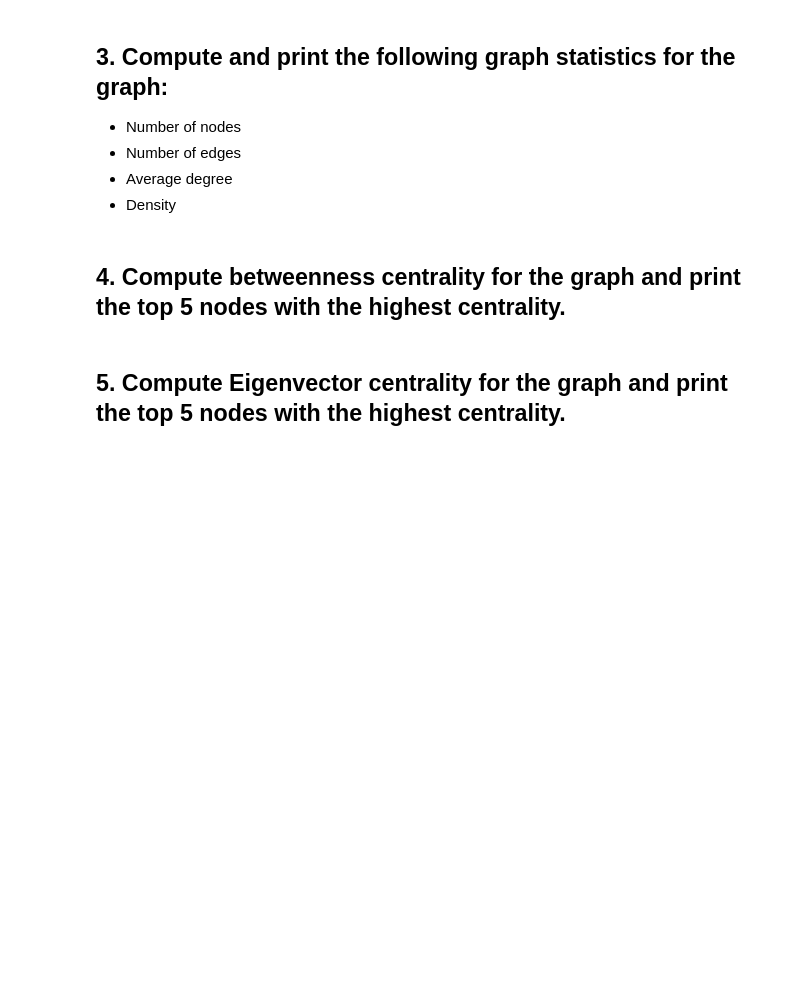
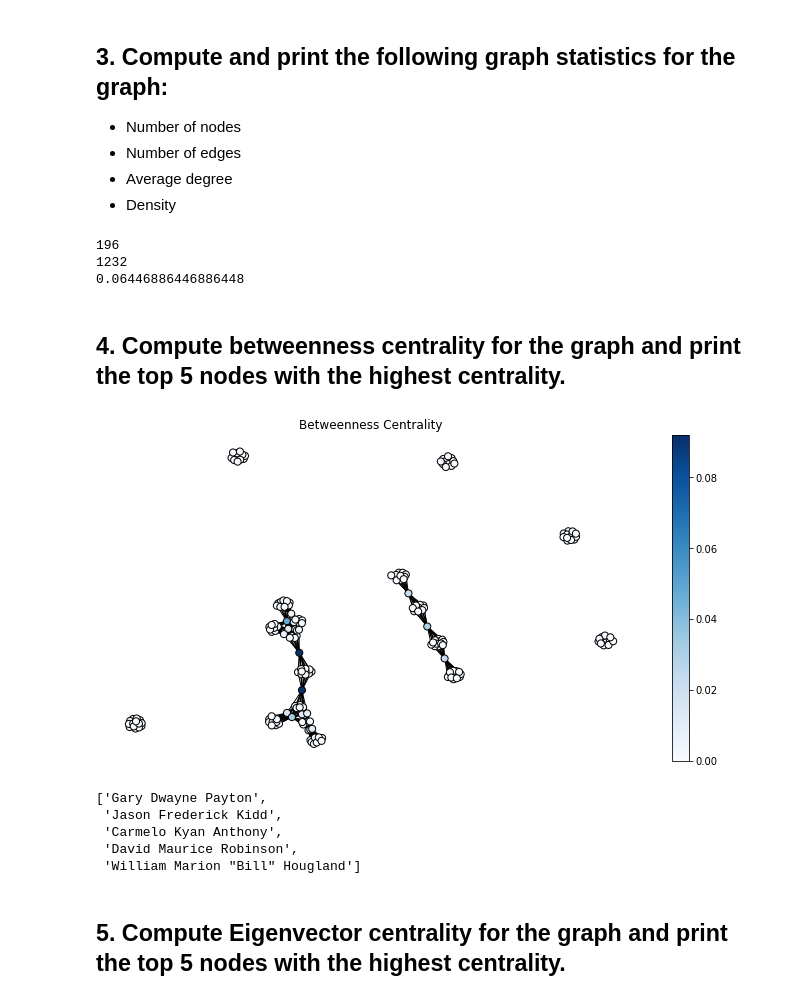
Before and after one commit to ta-datapt-bcn/lab-network-analysis, a Jupyter notebook: your-code/main.ipynb, the cells around one changed output. Saved outputs shown, nothing was run; the diff lists cells and outputs as text; code cells hidden in the pictures; blank space fills up the shorter version.

```diff
--- a/your-code/main.ipynb
+++ b/your-code/main.ipynb
@@ -28,7 +82,51 @@ Sort descending by the number of pairwise interactions. Which pair of players ha
 - Number of edges
 - Average degree
 - Density
+# %%
+print(len(G.nodes()))
+print(len(G.edges()))
+#print(G.degree())
+print(nx.density(G))
+# %% [output]
+196
+1232
+0.06446886446886448
 # %% [markdown]
 ## 4. Compute betweenness centrality for the graph and print the top 5 nodes with the highest centrality.
+# %%
+def draw(G, pos, measures, measure_name, logscale=False, labels=False):
+
+    nodes = nx.draw_networkx_nodes(G, pos, node_size=50, cmap=plt.cm.Blues,
+                                   node_color=list(measures.values()),
+                                   nodelist=measures.keys())
+    nodes.set_edgecolor('k')
+
+    if logscale:
+        nodes.set_norm(mcolors.SymLogNorm(linthresh=0.01, linscale=1, base=10))
+
+    if labels:
+        labels = nx.draw_networkx_labels(G, pos)
+
+    edges = nx.draw_networkx_edges(G, pos)
+
+    plt.title(measure_name)
+    plt.colorbar(nodes)
+    plt.axis('off')
+    plt.show()
+# %%
+pos = nx.spring_layout(G)
+# %%
+draw(G, pos, nx.betweenness_centrality(G), 'Betweenness Centrality')
+# %% [output]
+[figure, added]
+# %%
+ A = nx.betweenness_centrality(G)
+sorted(A, key=A.get, reverse=True)[:5]
+# %% [output]
+['Gary Dwayne Payton',
+ 'Jason Frederick Kidd',
+ 'Carmelo Kyan Anthony',
+ 'David Maurice Robinson',
+ 'William Marion "Bill" Hougland']
 # %% [markdown]
 ## 5. Compute Eigenvector centrality for the graph and print the top 5 nodes with the highest centrality.
```
Also changed, not shown: parts of 19 cells of this notebook, 1 other file.
